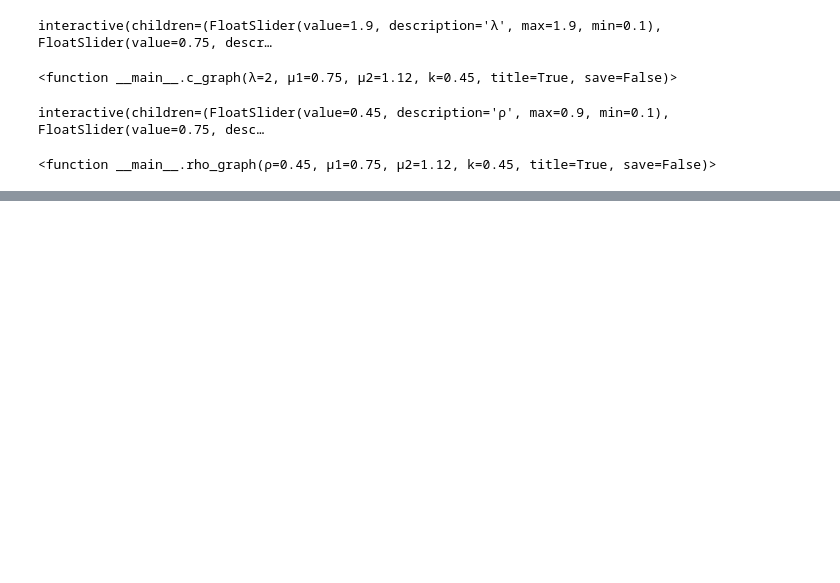
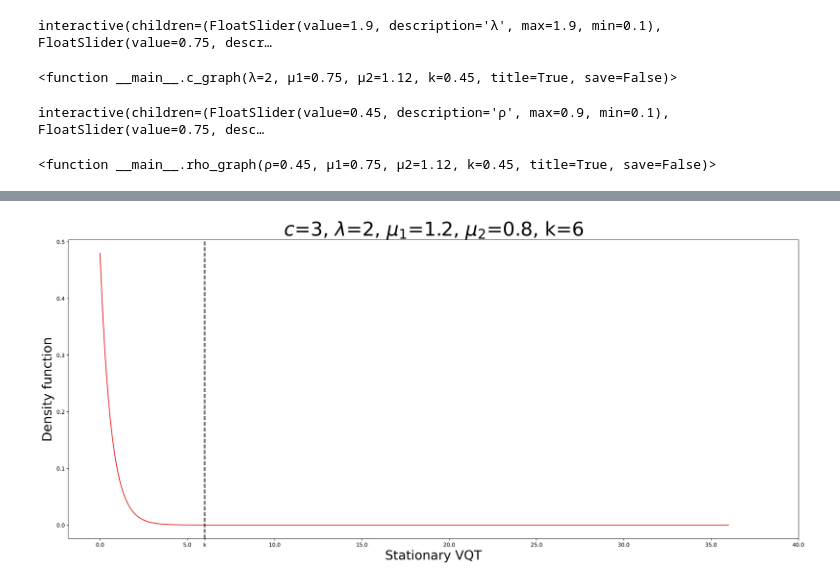
Before and after one commit to brdauria/VQTPlot, a Jupyter notebook: workload.ipynb, the cells around one changed output, grey strips where cells are left out. Cells and saved outputs as stored; diff of their text form; code cells hidden in the pictures; blank space fills up the shorter version.

```diff
--- a/workload.ipynb
+++ b/workload.ipynb
@@ -184,0 +263,27 @@ interactive(children=(FloatSlider(value=0.45, description='ρ', max=0.9, min=0.1
+# %%
+# C. -- from René Bekker email on 22/03/2021
+## Showing the bimodal waiting time density.
+## This case corresponds to Selen et al, and should illustrate that the waiting time density (derivative of cdf)
+## has two peaks (corresponding to situation below and above k).
+# Possible parameters: k=6, c=3, \lambda = 2, \mu_1 = 1.2, and \mu_2 = 0.8.
+def df_graph(c=3, λ=2, μ1=1.2, μ2=0.8, k=6, title=True, save=False):
+    xpoints = np.linspace(start=0, stop=6*k, num=250)
+    cmap = plt.get_cmap('Set1')
+    plt.figure(figsize=(20, 9), dpi=300, constrained_layout=True)
+    VQTfun = VQT(c, λ, μ1, μ2, k, density=True)
+    plt.plot(xpoints, [VQTfun(x) for x in xpoints], color=cmap(0)) # plot VQT
+    plt.ylabel('Density function',fontsize=24)
+    plt.xlabel('Stationary VQT',fontsize=24)
+    plt.gca().axvline(x=k, linewidth=2, color='k', linestyle="--") # add vertical line at k
+    plt.xticks(list(plt.xticks()[0][1:]) + [k], list(plt.xticks()[0][1:]) + ["k"]) # add xtick at k
+    if(title): plt.title(f'$c$={c}, $\lambda$={λ}, $\mu_1$={μ1}, $\mu_2$={μ2}, k={k}',fontsize=36)
+    if(save): # save picture to file
+        # basedir = os.path.expanduser("~") + '/Desktop/' # put pictures in Desktop folder
+        basedir = os.path.join(os.getcwd(),"img")
+        filename = f'vqt_df_l{λ}_c{c}_m{μ1}_M{μ2}_k{k}'
+        plt.savefig(os.path.join(basedir, filename + ".pdf"), dpi=300)
+        plt.savefig(os.path.join(basedir, filename +".jpeg"), dpi=300, format='JPG')
+    plt.show()
+df_graph(save=True)
+# %% [output]
+[figure, added]
```
Also changed, not shown: parts of 7 cells of this notebook, 8 other files.
